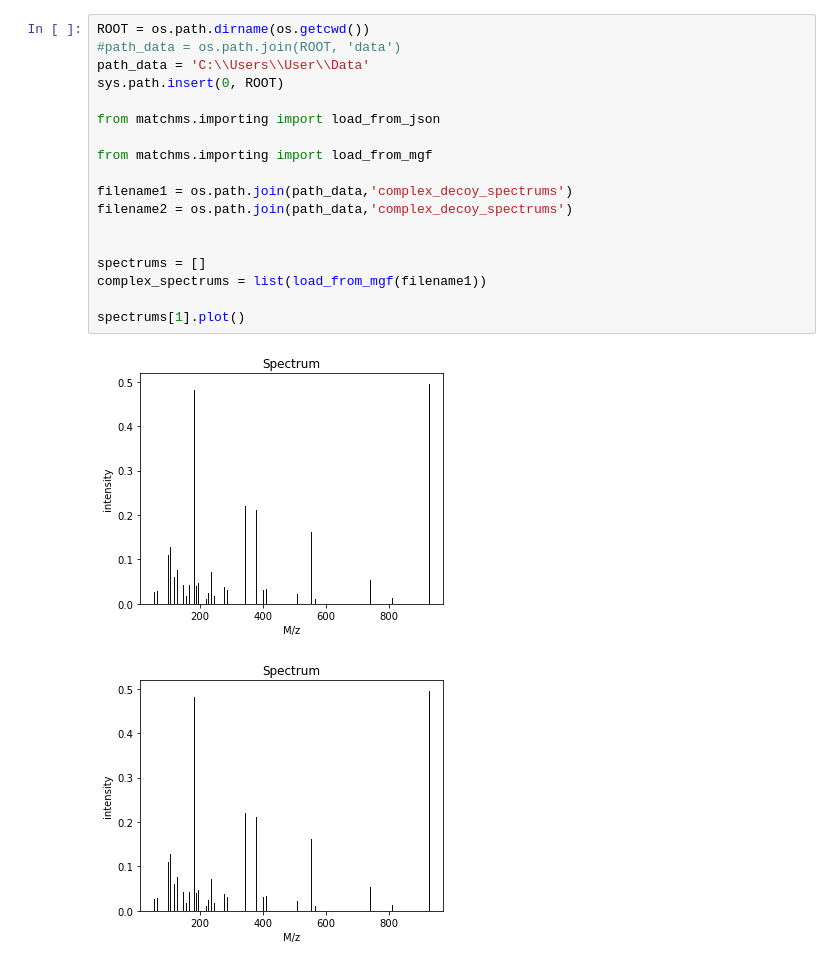
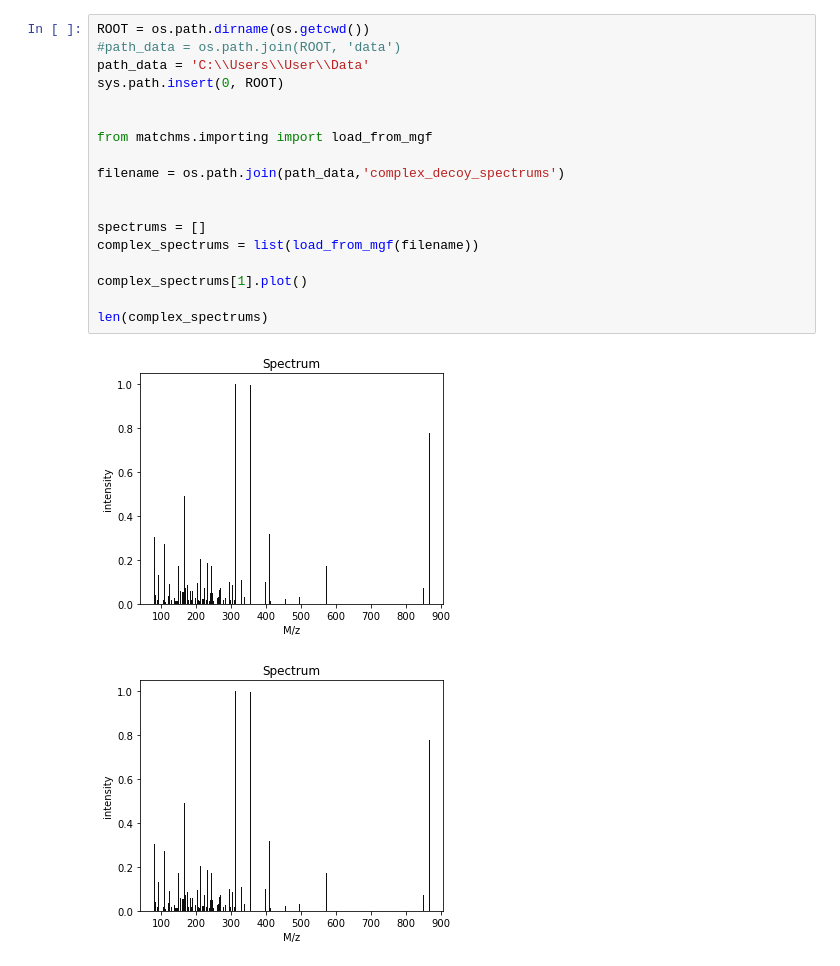
Before and after one commit to LiamKrupej/Decoy-Spectral-Database-Creation-for-Mass-Spectrometry, a Jupyter notebook: Decoy_Analysis.ipynb, the cells around one changed output. Saved outputs shown, nothing was run; the diff lists cells and outputs as text.

```diff
--- a/Decoy_Analysis.ipynb
+++ b/Decoy_Analysis.ipynb
@@ -12,21 +23,21 @@ ModuleNotFoundError: No module named 'MatchMS_Naive_And_Decoy_Datasets'
 # %%
 ROOT = os.path.dirname(os.getcwd())
 #path_data = os.path.join(ROOT, 'data')
 path_data = 'C:\\Users\\User\\Data'
 sys.path.insert(0, ROOT)
 
-from matchms.importing import load_from_json
 
 from matchms.importing import load_from_mgf
 
-filename1 = os.path.join(path_data,'complex_decoy_spectrums')
-filename2 = os.path.join(path_data,'complex_decoy_spectrums')
+filename = os.path.join(path_data,'complex_decoy_spectrums')
 
 
 spectrums = []
-complex_spectrums = list(load_from_mgf(filename1))
+complex_spectrums = list(load_from_mgf(filename))
 
-spectrums[1].plot()
+complex_spectrums[1].plot()
+
+len(complex_spectrums)
 # %% [output]
-[figure, old version]
+[figure, new version]
-[figure, old version]
+[figure, new version]
```
Also changed, not shown: parts of 5 cells of this notebook, 1 other file.
